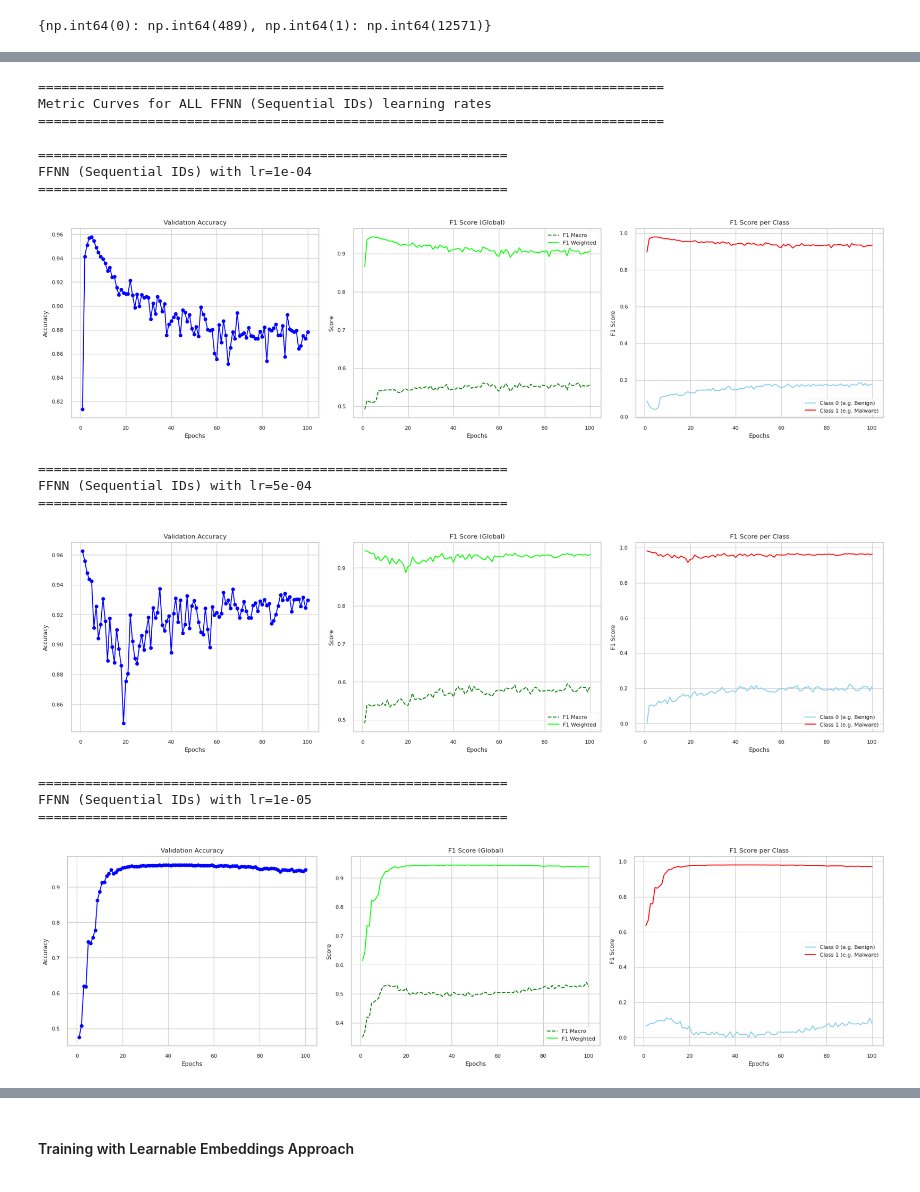
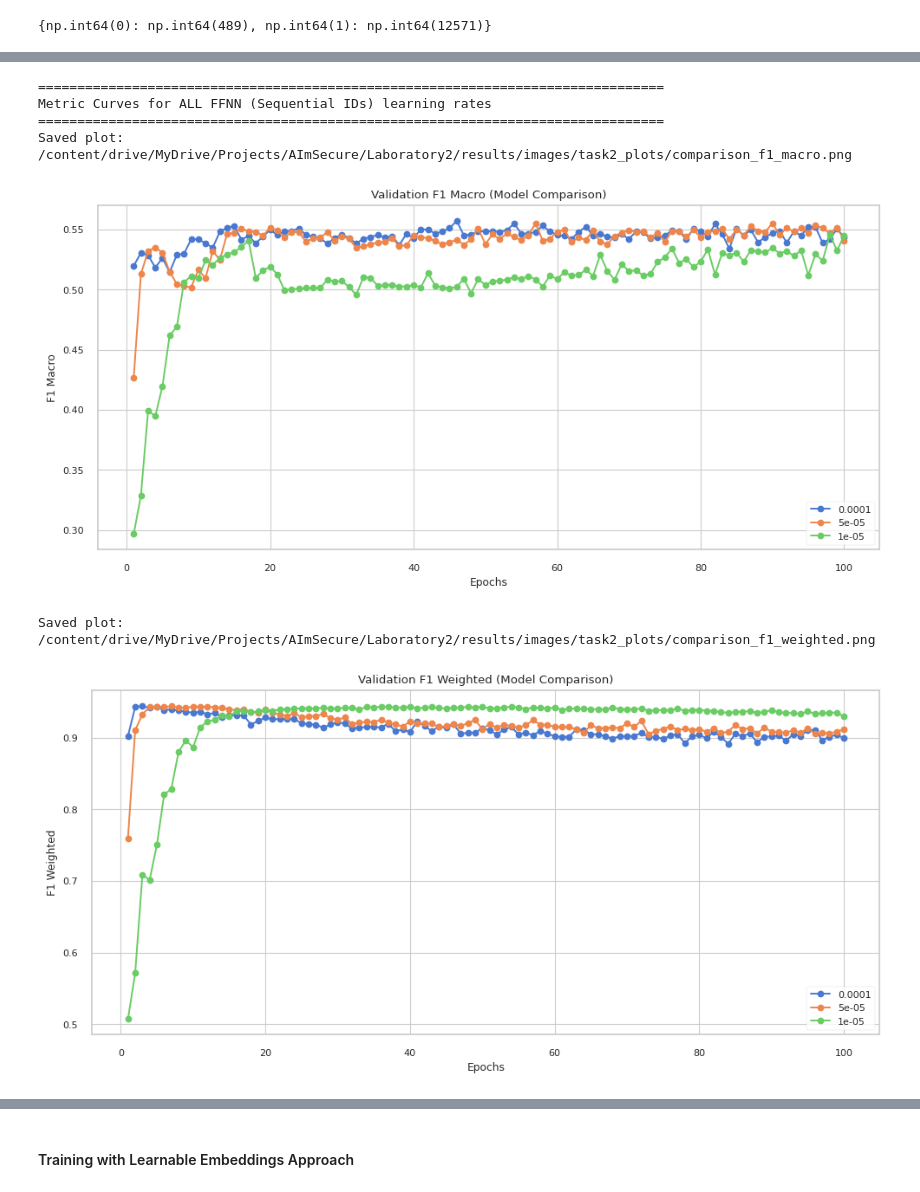
Before and after one commit to AImSecure/Laboratory2, a Jupyter notebook: lab/notebooks/Lab2_FFNN_RNN_GNN.ipynb, the cells around one changed output, grey strips where cells are left out. Saved outputs shown, nothing was run; the diff lists cells and outputs as text; code cells hidden in the pictures.

Commit message:
Lab 2/Task 2 refactor

```diff
--- a/lab/notebooks/Lab2_FFNN_RNN_GNN.ipynb
+++ b/lab/notebooks/Lab2_FFNN_RNN_GNN.ipynb
@@ -954,7 +1011,8 @@ df_test
 class MalwareFFNN(nn.Module):
     def __init__(self, seq_len, hidden_dims=[128,64,32],
                  dropout_rates=None, batchnorm_flags=None,
-                 use_embedding=True, vocab_size=None, embedding_dim=16):
+                 use_embedding=True, vocab_size=None, embedding_dim=16,
+                 dropout_embedding_rate=0.1):
         """
         Flexible FFNN for malware classification.
 
@@ -979,7 +1037,7 @@ class MalwareFFNN(nn.Module):
             input_dim = seq_len * embedding_dim
         else:
             # Input will be one-hot encoded or numeric vector
-            input_dim = seq_len # assumes IDs are already numeric (one-hot flattening can be done outside)
+            input_dim = seq_len # assumes IDs are already numeric
 
         # Ensure defaults if none are provided
         if dropout_rates is None:
@@ -1009,7 +1067,7 @@ class MalwareFFNN(nn.Module):
         # Output layer: binary classification
         self.output_layer = nn.Linear(prev_dim, 1)
 
-        self.dropout_embed = nn.Dropout(0.1)
+        self.dropout_embed = nn.Dropout(dropout_embedding_rate)
 
     def forward(self, x):
         if self.use_embedding:
@@ -1383,8 +1469,8 @@ X_train = np.array(df_train['seq_sequential_ids'].tolist())
 X_test = np.array(df_test['seq_sequential_ids'].tolist())
 
 # Labels
-y_train = y.values
-y_test = y_test.values
+y_train = df_train['is_malware'].values
+y_test = df_test['is_malware'].values
 
 # Split train into train + val
 X_train_split, X_val, y_train_split, y_val = train_test_split(
@@ -1400,13 +1486,14 @@ Validation set: (3265, 90) (3265,)
 # --- Prepare PyTorch datasets and loaders ---
 
 # Convert to tensors
-X_train_tensor = torch.tensor(X_train_split, dtype=torch.long)
+# Ensure numpy arrays are of a numerical type before converting to torch tensors
+X_train_tensor = torch.tensor(X_train_split.astype(np.int64), dtype=torch.long)
 y_train_tensor = torch.tensor(y_train_split, dtype=torch.float32).unsqueeze(1)
 
-X_val_tensor = torch.tensor(X_val, dtype=torch.long)
+X_val_tensor = torch.tensor(X_val.astype(np.int64), dtype=torch.long)
 y_val_tensor = torch.tensor(y_val, dtype=torch.float32).unsqueeze(1)
 
-X_test_tensor = torch.tensor(X_test, dtype=torch.long)
+X_test_tensor = torch.tensor(X_test.astype(np.int64), dtype=torch.long)
 y_test_tensor = torch.tensor(y_test, dtype=torch.float32).unsqueeze(1)
 
 # Create datasets and loaders
@@ -1475,13 +1562,14 @@ print(f"{'='*80}")
 for lr in learning_rates_seq:
     print(f"\n--- Training FFNN (Sequential IDs) with lr={lr:.0e} ---")
 
-    # 1. Re-Initialize Model (CRITICAL: Must be fresh for every LR)
+    # 1. Re-Initialize Model
     model_seq = MalwareFFNN(
         seq_len,
         hidden_dims,
         dropout_rates,
         batchnorm_flags,
-        use_embedding=False
+        use_embedding=False,
+        dropout_embedding_rate=0.1
     )
 
     # 2. Re-Initialize Criterion
@@ -1600,33 +1688,21 @@ Validation report (FFNN Sequential IDs - lr=1e-04):
 # %%
 # --- Plot metric curves for ALL learning rates (Sequential IDs) ---
 
 print("\n" + "=" * 80)
 print("Metric Curves for ALL FFNN (Sequential IDs) learning rates")
 print("=" * 80)
 
-for lr in learning_rates_seq:
-    print(f"\n{'='*60}")
-    print(f"FFNN (Sequential IDs) with lr={lr:.0e}")
-    print(f"{'='*60}")
-    history = histories_seq[lr]
-    plot_training_metrics(history)
+# The plot_training_metrics function is designed to compare multiple histories.
+# It should be called once with the dictionary of all histories, not inside a loop with individual histories.
+plot_training_metrics(histories_seq, save_dir=save_dir)
 # %% [output]
 ================================================================================
 Metric Curves for ALL FFNN (Sequential IDs) learning rates
 ================================================================================
-
-============================================================
-FFNN (Sequential IDs) with lr=1e-04
-============================================================
+Saved plot: /content/drive/MyDrive/Projects/AImSecure/Laboratory2/results/images/task2_plots/comparison_f1_macro.png
-[figure, old version]
+[figure, new version]
-============================================================
-FFNN (Sequential IDs) with lr=5e-04
-============================================================
+Saved plot: /content/drive/MyDrive/Projects/AImSecure/Laboratory2/results/images/task2_plots/comparison_f1_weighted.png
-[figure, old version]
+[figure, new version]
-============================================================
-FFNN (Sequential IDs) with lr=1e-05
-============================================================
-[figure, removed]
 # %%
 # --- Plot confusion matrices for ALL learning rates ---
 
```
Also changed, not shown: parts of 33 cells of this notebook.
